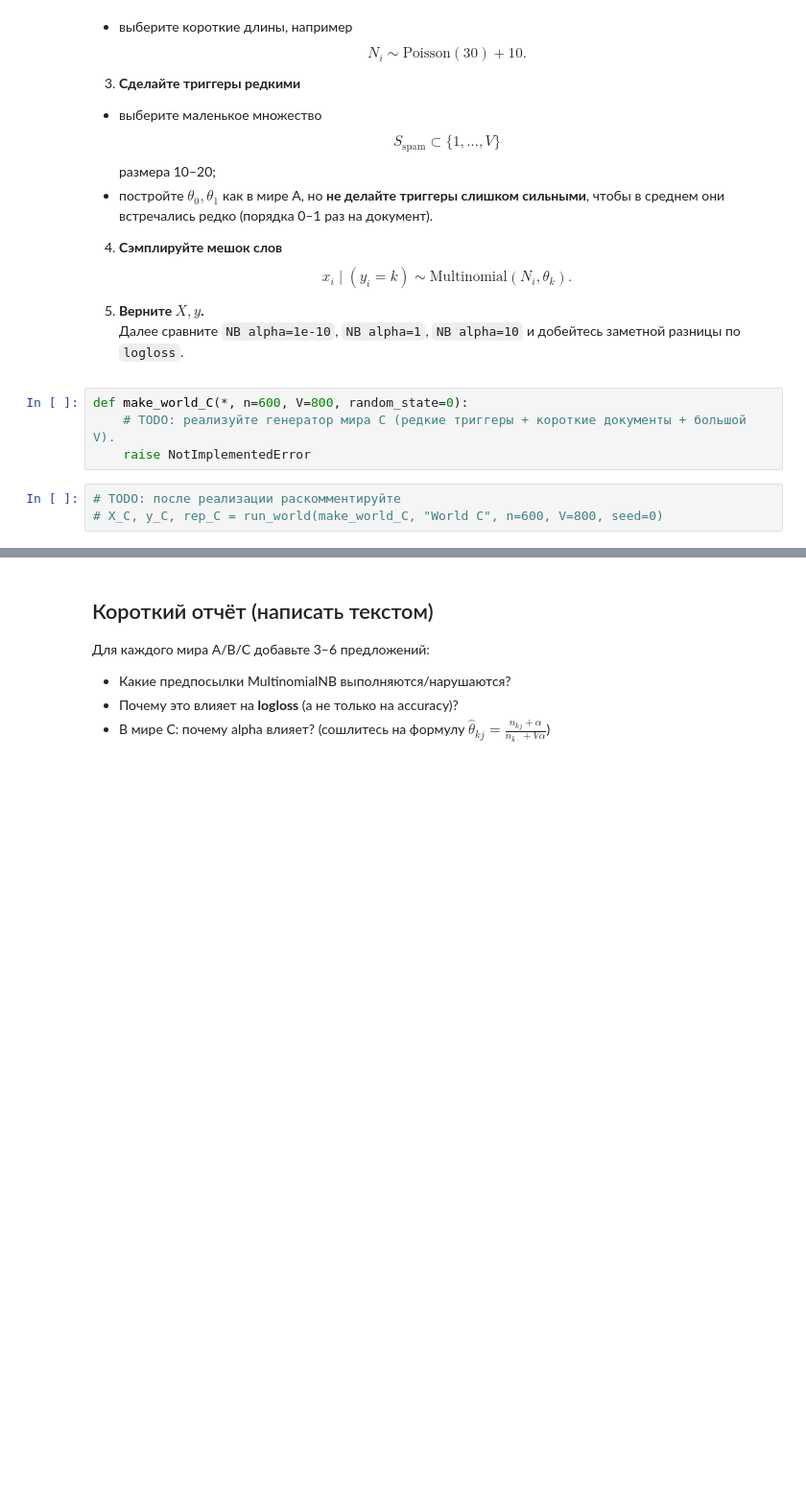
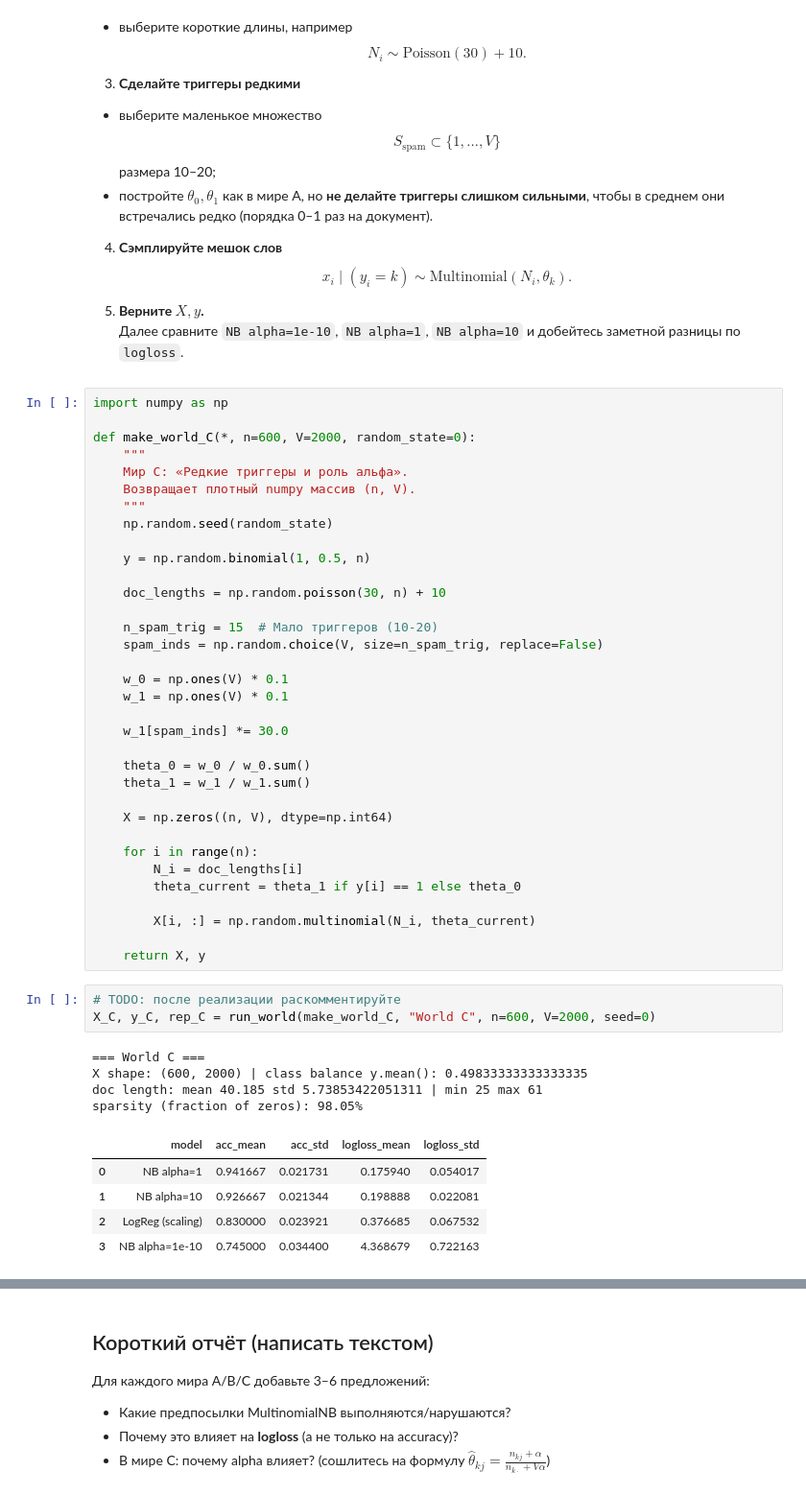
Before and after one commit to DmytryPan/ml-math-base-course, a Jupyter notebook: lab-03/Lab03.ipynb, the cells around one changed output, grey strips where cells are left out. Shown at 96% size. Cells and saved outputs as stored; diff of their text form; blank space fills up the shorter version.

Commit message:
add world C generator

```diff
--- a/lab-03/Lab03.ipynb
+++ b/lab-03/Lab03.ipynb
@@ -336,9 +340,49 @@ $$x_i\mid (y_i=k)\sim \mathrm{Multinomial}(N_i,\theta_k).$$
 5) **Верните $X,y$.**
 Далее сравните `NB alpha=1e-10`, `NB alpha=1`, `NB alpha=10` и добейтесь заметной разницы по `logloss`.
 # %%
-def make_world_C(*, n=600, V=800, random_state=0):
-    # TODO: реализуйте генератор мира C (редкие триггеры + короткие документы + большой V).
-    raise NotImplementedError
+import numpy as np
+
+def make_world_C(*, n=600, V=2000, random_state=0):
+    """
+    Мир C: «Редкие триггеры и роль альфа».
+    Возвращает плотный numpy массив (n, V).
+    """
+    np.random.seed(random_state)
+
+    y = np.random.binomial(1, 0.5, n)
+
+    doc_lengths = np.random.poisson(30, n) + 10
+
+    n_spam_trig = 15  # Мало триггеров (10-20)
+    spam_inds = np.random.choice(V, size=n_spam_trig, replace=False)
+
+    w_0 = np.ones(V) * 0.1
+    w_1 = np.ones(V) * 0.1
+
+    w_1[spam_inds] *= 30.0
+
+    theta_0 = w_0 / w_0.sum()
+    theta_1 = w_1 / w_1.sum()
+
+    X = np.zeros((n, V), dtype=np.int64)
+
+    for i in range(n):
+        N_i = doc_lengths[i]
+        theta_current = theta_1 if y[i] == 1 else theta_0
+
+        X[i, :] = np.random.multinomial(N_i, theta_current)
+
+    return X, y
 # %%
 # TODO: после реализации раскомментируйте
-# X_C, y_C, rep_C = run_world(make_world_C, "World C", n=600, V=800, seed=0)
+X_C, y_C, rep_C = run_world(make_world_C, "World C", n=600, V=2000, seed=0)
+# %% [output]
+=== World C ===
+X shape: (600, 2000) | class balance y.mean(): 0.49833333333333335
+doc length: mean 40.185 std 5.73853422051311 | min 25 max 61
+sparsity (fraction of zeros): 98.05%
+|  | model | acc_mean | acc_std | logloss_mean | logloss_std |
+| 0 | NB alpha=1 | 0.941667 | 0.021731 | 0.175940 | 0.054017 |
+| 1 | NB alpha=10 | 0.926667 | 0.021344 | 0.198888 | 0.022081 |
+| 2 | LogReg (scaling) | 0.830000 | 0.023921 | 0.376685 | 0.067532 |
+| 3 | NB alpha=1e-10 | 0.745000 | 0.034400 | 4.368679 | 0.722163 |
```
Also changed, not shown: parts of 4 cells of this notebook.
